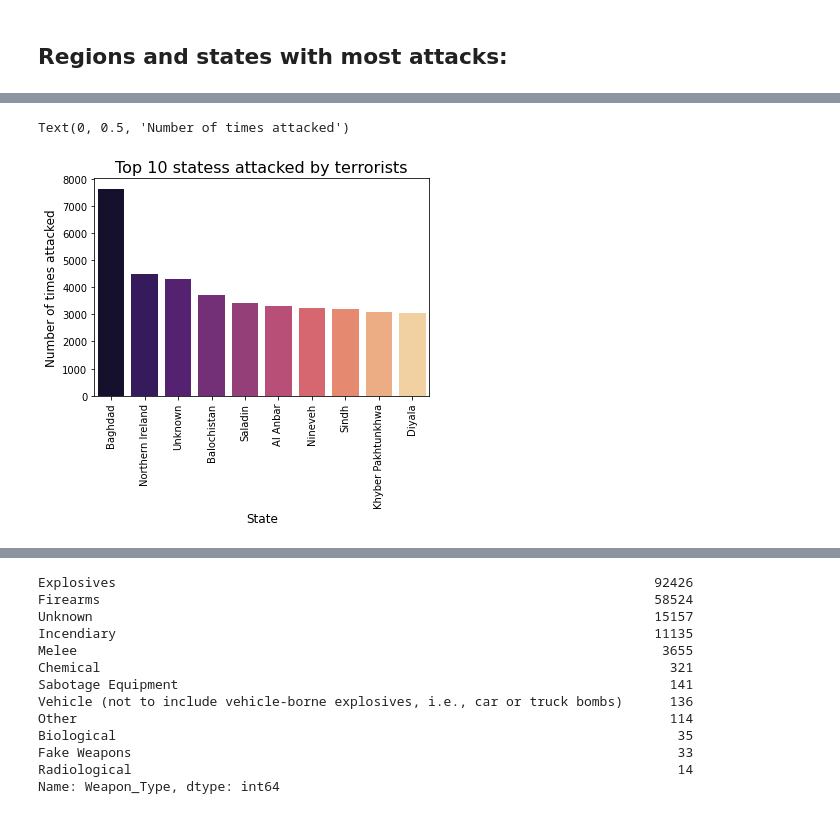
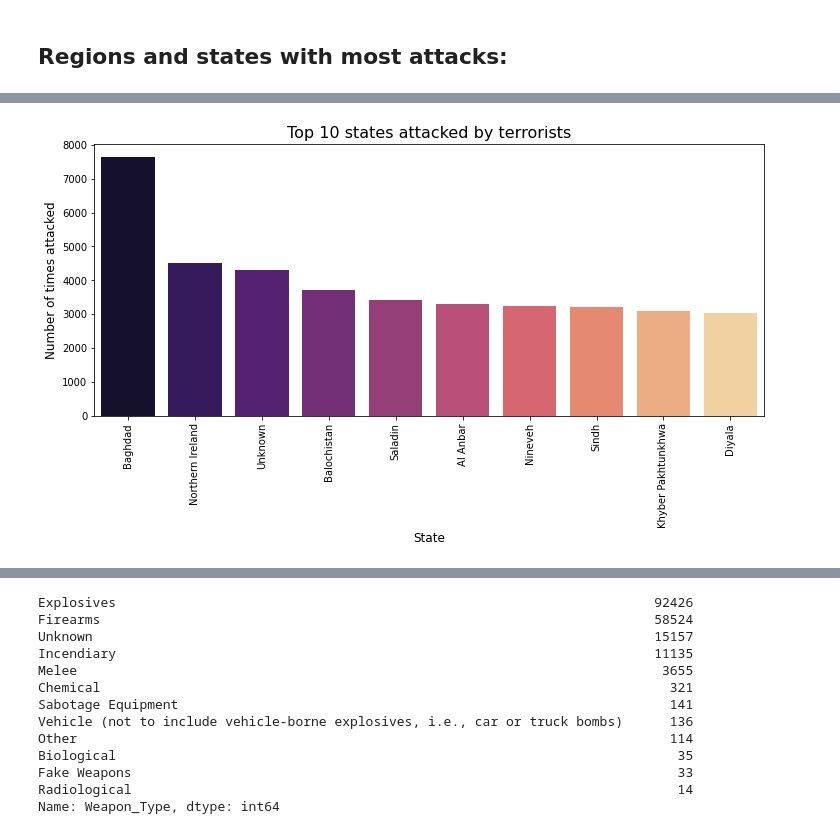
Before and after one commit to Kondasagar/Global-Terrorism-Analysis, a Jupyter notebook: Global_Terrorism_Analysis_Capstone_Project.ipynb, the cells around one changed output, grey strips where cells are left out. Drawn from its saved outputs; the diff is of its cells as text; code cells hidden in the pictures.

```diff
--- a/Global_Terrorism_Analysis_Capstone_Project.ipynb
+++ b/Global_Terrorism_Analysis_Capstone_Project.ipynb
@@ -29,7 +29,8 @@ import warnings
 warnings.filterwarnings('ignore')
 # %%
 # loading the data set
-df=pd.read_csv('/content/drive/MyDrive/Colab Notebooks/almabetter/capstone_projects/Global_terrorism/Copy of Global Terrorism Data.csv',encoding='latin1',low_memory=False)
+df=pd.read_csv('/content/drive/MyDrive/Colab Notebooks/almabetter/capstone_projects/Global_terrorism/Copy of Global Terrorism Data.csv',
+               encoding='latin1',low_memory=False)
 # %% [markdown]
 ## 2. Exploring the Original Data set:
 
@@ -267,12 +289,13 @@ df.head(2)
 2 rows × 135 columns
 # %%
 # extracting important features(columns) to create new data frame for EDA
-new_df=df[['iyear', 'imonth', 'iday', 'country_txt', 'region_txt', 'provstate', 'city',  'latitude', 'longitude', 'summary', 'attacktype1_txt', 'targtype1_txt', 'gname', 'weaptype1_txt', 'nkill', 'nwound']]
+new_df=df[['iyear', 'imonth', 'iday', 'country_txt', 'region_txt', 'provstate', 'city',  'latitude', 'longitude', 'summary',
+           'attacktype1_txt', 'targtype1_txt', 'gname', 'weaptype1_txt', 'nkill', 'nwound']]
 # %%
 # Renaming columns name for better understanding
-new_df.rename(columns={'iyear':'Year', 'imonth':'Month', 'iday':'Day', 'country_txt':'Country', 'region_txt':"Region", 'provstate':'State', 'city':'City',
-                       'latitude':'Latitude', 'longitude':'Longitude', 'summary':'Summary', 'attacktype1_txt':'Attack_Type', 'targtype1_txt':'Target_Type', 'gname':'Group',
-                       'weaptype1_txt':'Weapon_Type', 'nkill':'Killed', 'nwound':'Wounded'},inplace=True)
+new_df.rename(columns={'iyear':'Year', 'imonth':'Month', 'iday':'Day', 'country_txt':'Country', 'region_txt':"Region", 'provstate':'State',
+                       'city':'City','latitude':'Latitude', 'longitude':'Longitude', 'summary':'Summary', 'attacktype1_txt':'Attack_Type',
+                       'targtype1_txt':'Target_Type', 'gname':'Group','weaptype1_txt':'Weapon_Type', 'nkill':'Killed', 'nwound':'Wounded'},inplace=True)
 # %%
 # summary about new data frame
 new_df.describe()
@@ -319,3 +345,7 @@ new_df["Wounded"]=new_df["Wounded"].fillna(0).astype(int)
+# %%
+# replacing null value in city and state columns with 'unknown'
+new_df['State']=new_df['State'].fillna('unknown')
+new_df['City']=new_df['State'].fillna('unknown')
 # %%
 # new column named "casualities" can be defined by using "Killed" and "Wounded" features
 new_df["Casualties"]=new_df["Killed"]+new_df["Wounded"]
@@ -496,12 +688,12 @@ plt.show()
 # %%
-# subplot about states
-# plt.subplot(1,2,2)
+# NUmber of attacks in states
+plt.figure(figsize=(12,5))
 sns.barplot(new_df['State'].value_counts()[:10].index,new_df['State'].value_counts()[:10].values,palette='magma')
-plt.title('Top 10 statess attacked by terrorists',fontsize=16)
+plt.title('Top 10 states attacked by terrorists',fontsize=16)
 plt.xticks(rotation=90)
 plt.xlabel('State',fontsize=12)
 plt.ylabel('Number of times attacked',fontsize=12)
+plt.show()
 # plt.rcParams['figure.figsize'] = [18, 5]
 # %% [output]
-Text(0, 0.5, 'Number of times attacked')
-[figure, old version]
+[figure, new version]
```
Also changed, not shown: parts of 50 cells of this notebook.
